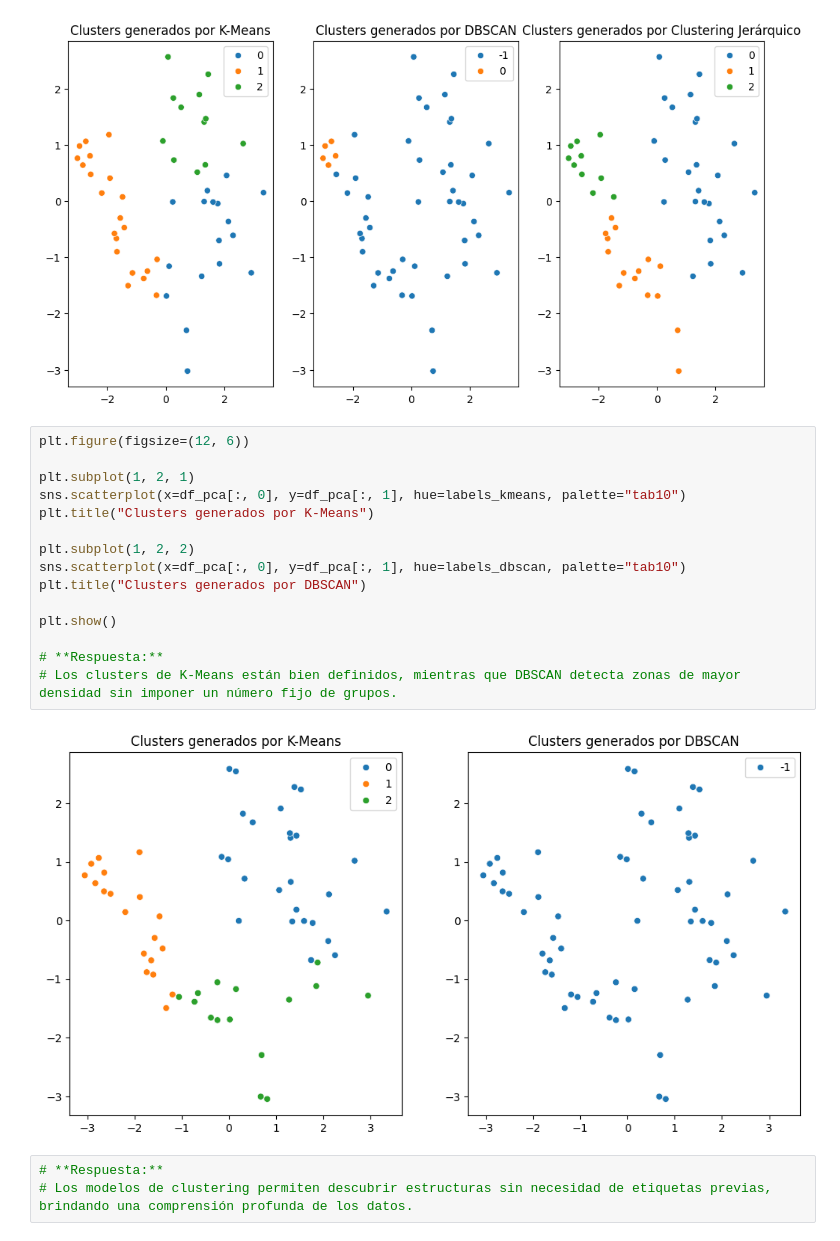
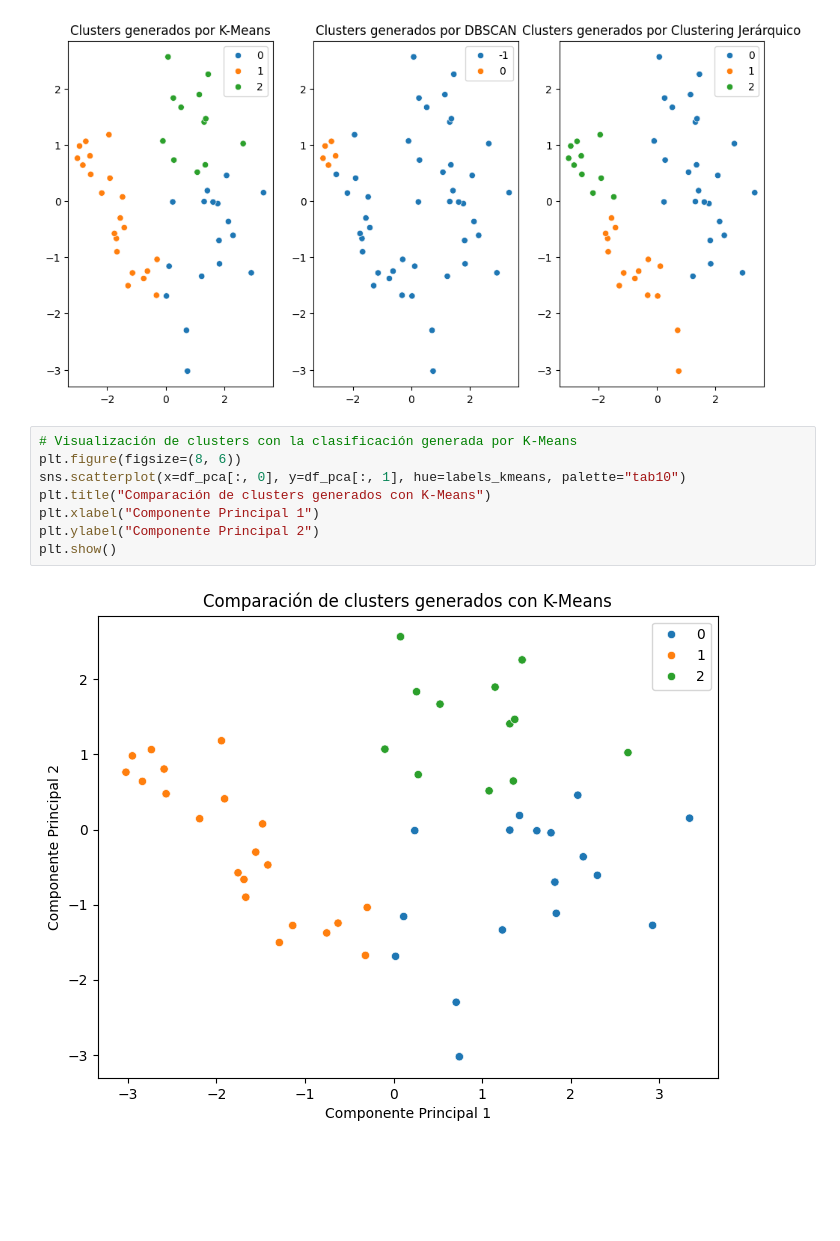
Before and after one commit to josdank/Fundamentos-de-IA, a Jupyter notebook: Examen_bim1_FIA.ipynb, the cells around one changed output. Saved outputs shown, nothing was run; the diff lists cells and outputs as text; blank space fills up the shorter version.

```diff
--- a/Examen_bim1_FIA.ipynb
+++ b/Examen_bim1_FIA.ipynb
@@ -135,23 +135,13 @@ plt.title("Clusters generados por Clustering Jerárquico")
 plt.show()
 # %% [output]
 [figure]
-# %%
-plt.figure(figsize=(12, 6))
-
-plt.subplot(1, 2, 1)
-sns.scatterplot(x=df_pca[:, 0], y=df_pca[:, 1], hue=labels_kmeans, palette="tab10")
-plt.title("Clusters generados por K-Means")
-
-plt.subplot(1, 2, 2)
-sns.scatterplot(x=df_pca[:, 0], y=df_pca[:, 1], hue=labels_dbscan, palette="tab10")
-plt.title("Clusters generados por DBSCAN")
-
-plt.show()
-
-# **Respuesta:**
-# Los clusters de K-Means están bien definidos, mientras que DBSCAN detecta zonas de mayor densidad sin imponer un número fijo de grupos.
-# %% [output]
-[figure, removed]
-# %%
-# **Respuesta:**
-# Los modelos de clustering permiten descubrir estructuras sin necesidad de etiquetas previas, brindando una comprensión profunda de los datos.
+# %%
+# Visualización de clusters con la clasificación generada por K-Means
+plt.figure(figsize=(8, 6))
+sns.scatterplot(x=df_pca[:, 0], y=df_pca[:, 1], hue=labels_kmeans, palette="tab10")
+plt.title("Comparación de clusters generados con K-Means")
+plt.xlabel("Componente Principal 1")
+plt.ylabel("Componente Principal 2")
+plt.show()
+# %% [output]
+[figure, added]
```
